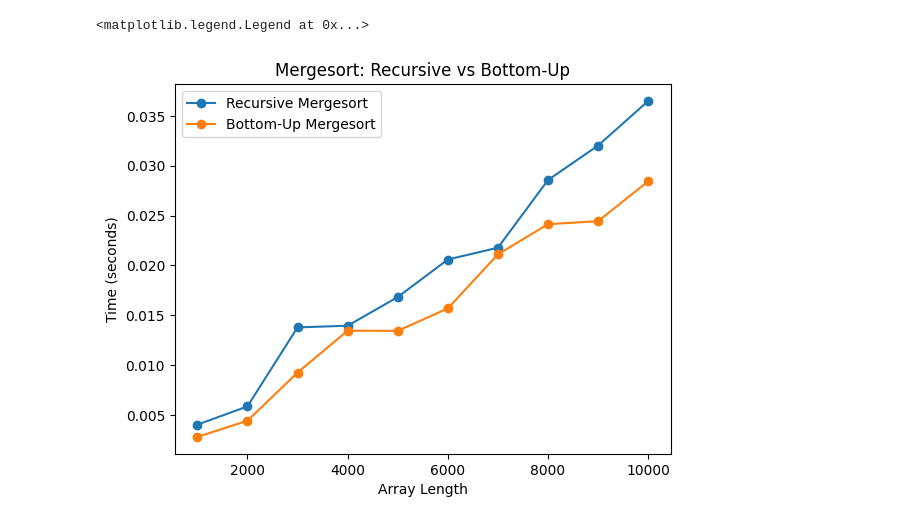
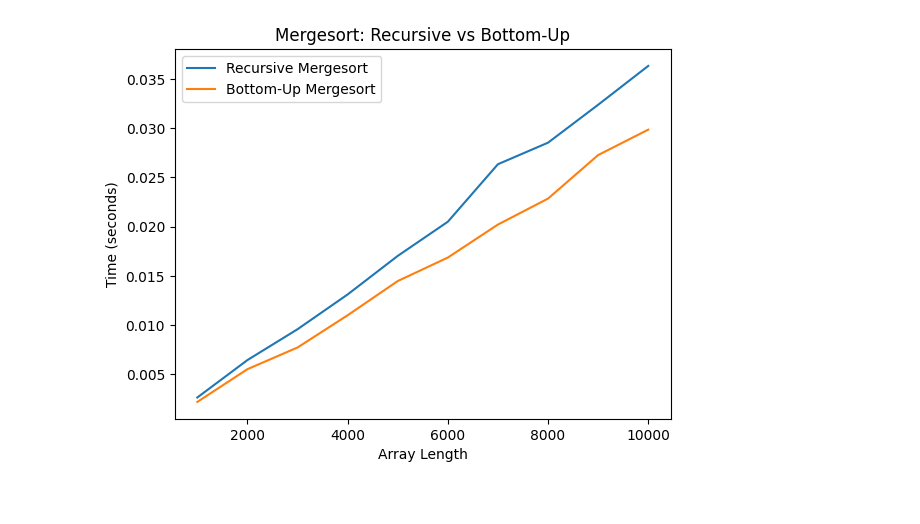
Before and after one commit to Emre-Bozkurt-xyz/Lab1, a Jupyter notebook: e7.ipynb, the cells around one changed output. Cells and saved outputs as stored; diff of their text form; code cells hidden in the pictures.

```diff
--- a/e7.ipynb
+++ b/e7.ipynb
@@ -22,27 +22,33 @@ def bottom_up_merge_sort(arr):
 # %%
 # Comparing times
 lengths = [n * 1000 for n in range (1, 11)]  # from 1000 to 10000 in steps of 1000
-times_recursive = []
-times_bottom_up = []
+runs = 10
+times_recursive = [0] * len(lengths)
+times_bottom_up = [0] * len(lengths)
 
-for length in lengths:
-    arr = create_random_list(length, 512)
+for _ in range(runs):
+    for i, length in enumerate(lengths):
+        arr = create_random_list(length, 512)
 
-    start_time = time.time()
-    mergesort(arr.copy())
-    times_recursive.append(time.time() - start_time)
+        start_time = time.time()
+        mergesort(arr.copy())
+        times_recursive[i] += time.time() - start_time
 
-    start_time = time.time()
-    bottom_up_merge_sort(arr.copy())
-    times_bottom_up.append(time.time() - start_time)
+        start_time = time.time()
+        bottom_up_merge_sort(arr.copy())
+        times_bottom_up[i] += time.time() - start_time
+
+# Averaging the times over the runs
+times_recursive = [t / runs for t in times_recursive]
+times_bottom_up = [t / runs for t in times_bottom_up]
 
 # Plotting the results
-plt.plot(lengths, times_recursive, label='Recursive Mergesort', marker='o')
-plt.plot(lengths, times_bottom_up, label='Bottom-Up Mergesort', marker='o')
+plt.plot(lengths, times_recursive, label='Recursive Mergesort')
+plt.plot(lengths, times_bottom_up, label='Bottom-Up Mergesort')
 plt.xlabel('Array Length')
 plt.ylabel('Time (seconds)')
 plt.title('Mergesort: Recursive vs Bottom-Up')
 plt.legend()
+plt.show()
 # %% [output]
-<matplotlib.legend.Legend at 0x...>
-[figure, old version]
+[figure, new version]
```
Also changed, not shown: 2 other files.
